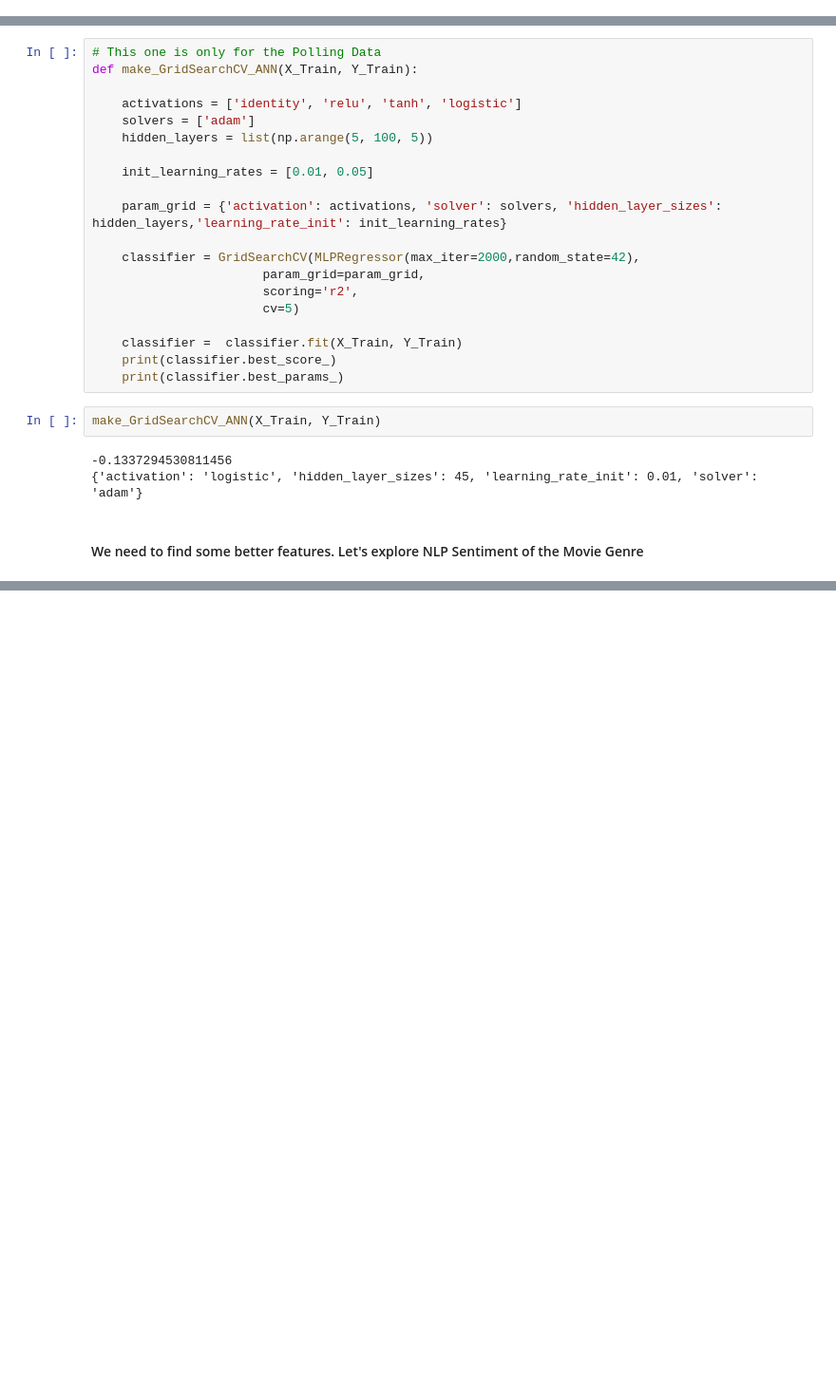
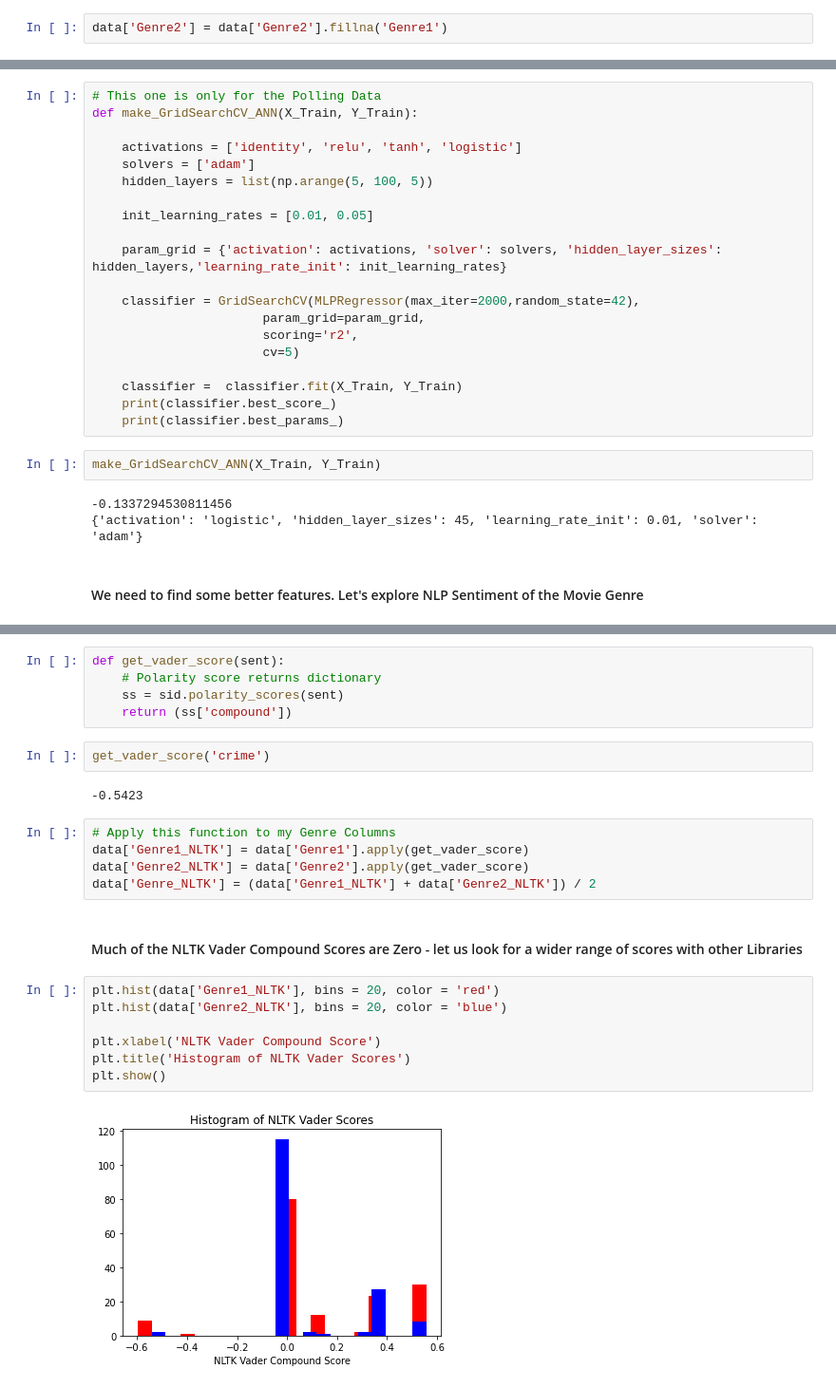
Before and after one commit to amandahutter/Movies-Analysis, a Jupyter notebook: Movies.ipynb, the cells around one changed output, grey strips where cells are left out. Shown: that part at 95% size. Drawn from its saved outputs; the diff is of its cells as text; blank space fills up the shorter version.

```diff
--- a/Movies.ipynb
+++ b/Movies.ipynb
@@ -239,6 +239,8 @@ Name: Director, dtype: int64
 ### Label Encoding the Genre Column
 # %%
 data[['Genre1','Genre2']] = data['Genre'].str.split('/',expand=True)
+# %%
+data['Genre2'] = data['Genre2'].fillna('Genre1')
 # %%
 data.head()
 # %% [output]
@@ -632,0 +637,25 @@ pos: 0.0,
+# %%
+def get_vader_score(sent):
+    # Polarity score returns dictionary
+    ss = sid.polarity_scores(sent)
+    return (ss['compound'])
+# %%
+get_vader_score('crime')
+# %% [output]
+-0.5423
+# %%
+# Apply this function to my Genre Columns
+data['Genre1_NLTK'] = data['Genre1'].apply(get_vader_score)
+data['Genre2_NLTK'] = data['Genre2'].apply(get_vader_score)
+data['Genre_NLTK'] = (data['Genre1_NLTK'] + data['Genre2_NLTK']) / 2
+# %% [markdown]
+#### Much of the NLTK Vader Compound Scores are Zero - let us look for a wider range of scores with other Libraries
+# %%
+plt.hist(data['Genre1_NLTK'], bins = 20, color = 'red')
+plt.hist(data['Genre2_NLTK'], bins = 20, color = 'blue')
+
+plt.xlabel('NLTK Vader Compound Score')
+plt.title('Histogram of NLTK Vader Scores')
+plt.show()
+# %% [output]
+[figure, added]
```
Also changed, not shown: parts of 23 cells of this notebook.
